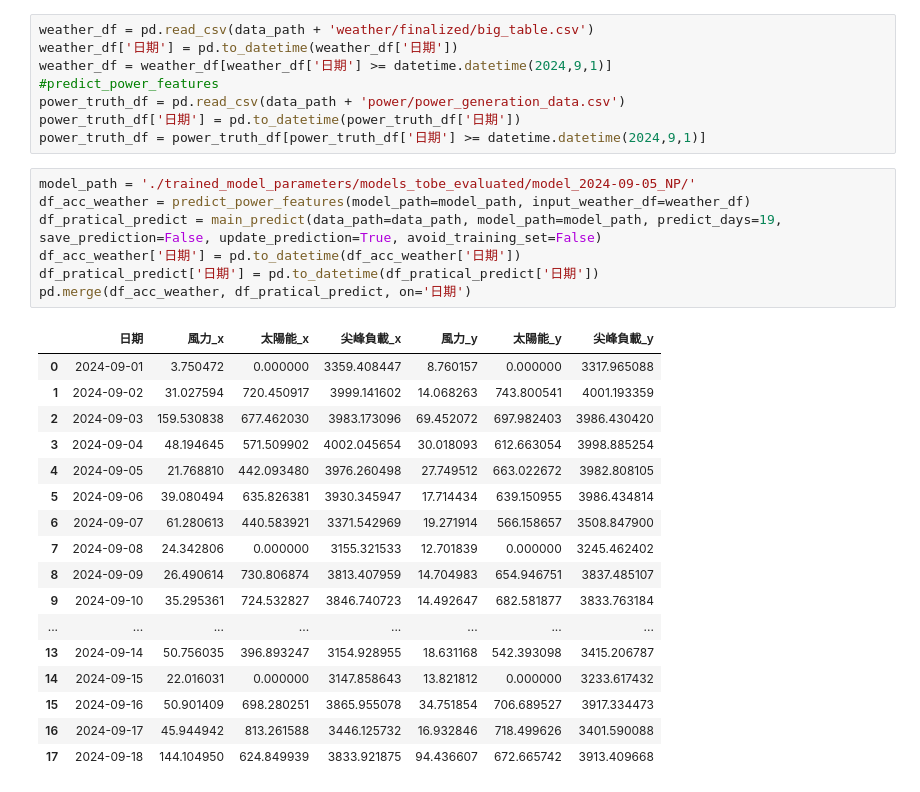
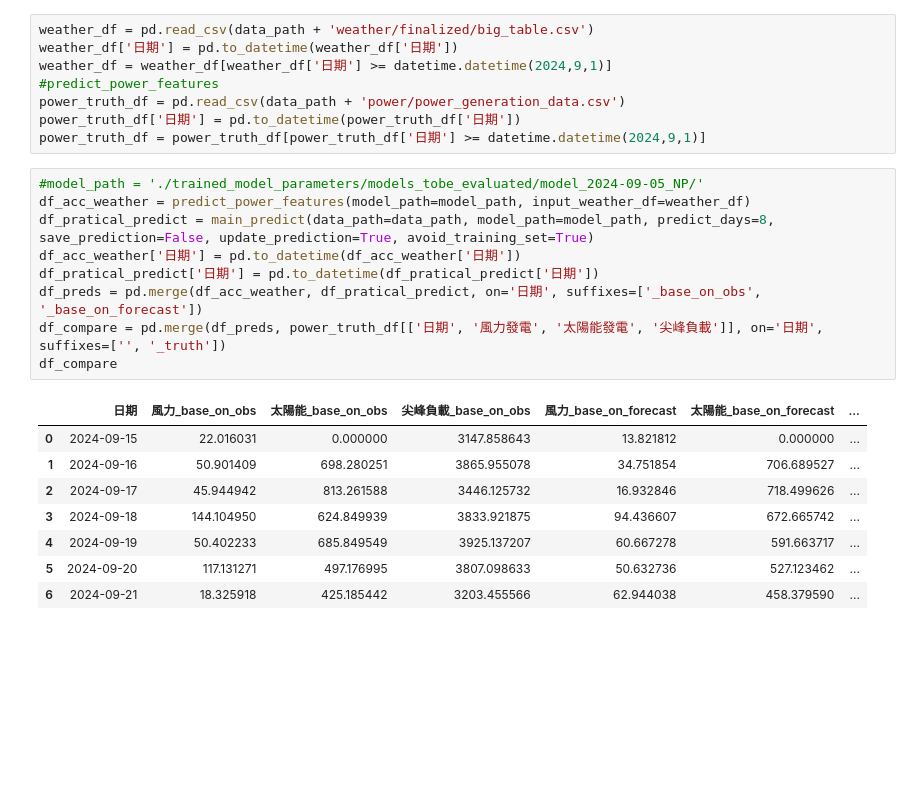
Before and after one commit to skyjadel/Taipower, a Jupyter notebook: Manual_Predict.ipynb, the cells around one changed output. Drawn from its saved outputs; the diff is of its cells as text; blank space fills up the shorter version.

```diff
--- a/Manual_Predict.ipynb
+++ b/Manual_Predict.ipynb
@@ -41,30 +43,23 @@ power_truth_df = pd.read_csv(data_path + 'power/power_generation_data.csv')
 power_truth_df['日期'] = pd.to_datetime(power_truth_df['日期'])
 power_truth_df = power_truth_df[power_truth_df['日期'] >= datetime.datetime(2024,9,1)]
 # %%
-model_path = './trained_model_parameters/models_tobe_evaluated/model_2024-09-05_NP/'
+#model_path = './trained_model_parameters/models_tobe_evaluated/model_2024-09-05_NP/'
 df_acc_weather = predict_power_features(model_path=model_path, input_weather_df=weather_df)
-df_pratical_predict = main_predict(data_path=data_path, model_path=model_path, predict_days=19, save_prediction=False, update_prediction=True, avoid_training_set=False)
+df_pratical_predict = main_predict(data_path=data_path, model_path=model_path, predict_days=8, save_prediction=False, update_prediction=True, avoid_training_set=True)
 df_acc_weather['日期'] = pd.to_datetime(df_acc_weather['日期'])
 df_pratical_predict['日期'] = pd.to_datetime(df_pratical_predict['日期'])
-pd.merge(df_acc_weather, df_pratical_predict, on='日期')
+df_preds = pd.merge(df_acc_weather, df_pratical_predict, on='日期', suffixes=['_base_on_obs', '_base_on_forecast'])
+df_compare = pd.merge(df_preds, power_truth_df[['日期', '風力發電', '太陽能發電', '尖峰負載']], on='日期', suffixes=['', '_truth'])
+df_compare
 # %% [output]
-|  | 日期 | 風力_x | 太陽能_x | 尖峰負載_x | 風力_y | 太陽能_y | 尖峰負載_y |
-| 0 | 2024-09-01 | 3.750472 | 0.000000 | 3359.408447 | 8.760157 | 0.000000 | 3317.965088 |
-| 1 | 2024-09-02 | 31.027594 | 720.450917 | 3999.141602 | 14.068263 | 743.800541 | 4001.193359 |
-| 2 | 2024-09-03 | 159.530838 | 677.462030 | 3983.173096 | 69.452072 | 697.982403 | 3986.430420 |
-| 3 | 2024-09-04 | 48.194645 | 571.509902 | 4002.045654 | 30.018093 | 612.663054 | 3998.885254 |
-| 4 | 2024-09-05 | 21.768810 | 442.093480 | 3976.260498 | 27.749512 | 663.022672 | 3982.808105 |
-| 5 | 2024-09-06 | 39.080494 | 635.826381 | 3930.345947 | 17.714434 | 639.150955 | 3986.434814 |
-| 6 | 2024-09-07 | 61.280613 | 440.583921 | 3371.542969 | 19.271914 | 566.158657 | 3508.847900 |
-| 7 | 2024-09-08 | 24.342806 | 0.000000 | 3155.321533 | 12.701839 | 0.000000 | 3245.462402 |
-| 8 | 2024-09-09 | 26.490614 | 730.806874 | 3813.407959 | 14.704983 | 654.946751 | 3837.485107 |
-| 9 | 2024-09-10 | 35.295361 | 724.532827 | 3846.740723 | 14.492647 | 682.581877 | 3833.763184 |
-| ... | ... | ... | ... | ... | ... | ... | ... |
-| 13 | 2024-09-14 | 50.756035 | 396.893247 | 3154.928955 | 18.631168 | 542.393098 | 3415.206787 |
-| 14 | 2024-09-15 | 22.016031 | 0.000000 | 3147.858643 | 13.821812 | 0.000000 | 3233.617432 |
-| 15 | 2024-09-16 | 50.901409 | 698.280251 | 3865.955078 | 34.751854 | 706.689527 | 3917.334473 |
-| 16 | 2024-09-17 | 45.944942 | 813.261588 | 3446.125732 | 16.932846 | 718.499626 | 3401.590088 |
-| 17 | 2024-09-18 | 144.104950 | 624.849939 | 3833.921875 | 94.436607 | 672.665742 | 3913.409668 |
+|  | 日期 | 風力_base_on_obs | 太陽能_base_on_obs | 尖峰負載_base_on_obs | 風力_base_on_forecast | 太陽能_base_on_forecast | ... |
+| 0 | 2024-09-15 | 22.016031 | 0.000000 | 3147.858643 | 13.821812 | 0.000000 | ... |
+| 1 | 2024-09-16 | 50.901409 | 698.280251 | 3865.955078 | 34.751854 | 706.689527 | ... |
+| 2 | 2024-09-17 | 45.944942 | 813.261588 | 3446.125732 | 16.932846 | 718.499626 | ... |
+| 3 | 2024-09-18 | 144.104950 | 624.849939 | 3833.921875 | 94.436607 | 672.665742 | ... |
+| 4 | 2024-09-19 | 50.402233 | 685.849549 | 3925.137207 | 60.667278 | 591.663717 | ... |
+| 5 | 2024-09-20 | 117.131271 | 497.176995 | 3807.098633 | 50.632736 | 527.123462 | ... |
+| 6 | 2024-09-21 | 18.325918 | 425.185442 | 3203.455566 | 62.944038 | 458.379590 | ... |
 # %%
 df = pd.merge(power_truth_df, df_acc_weather, on='日期')
 print(np.mean(np.abs(df['風力'] - df['風力發電'])))
```
Also changed, not shown: parts of 3 cells of this notebook, 9 other files.
